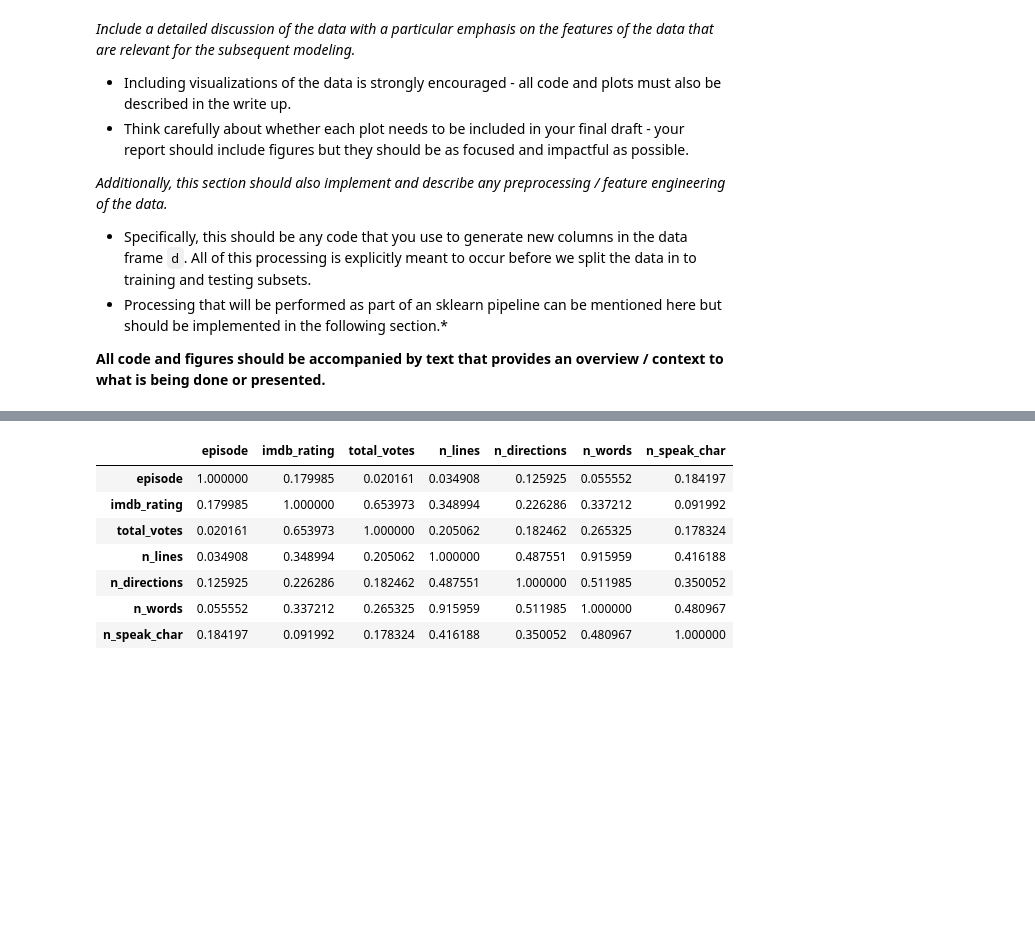
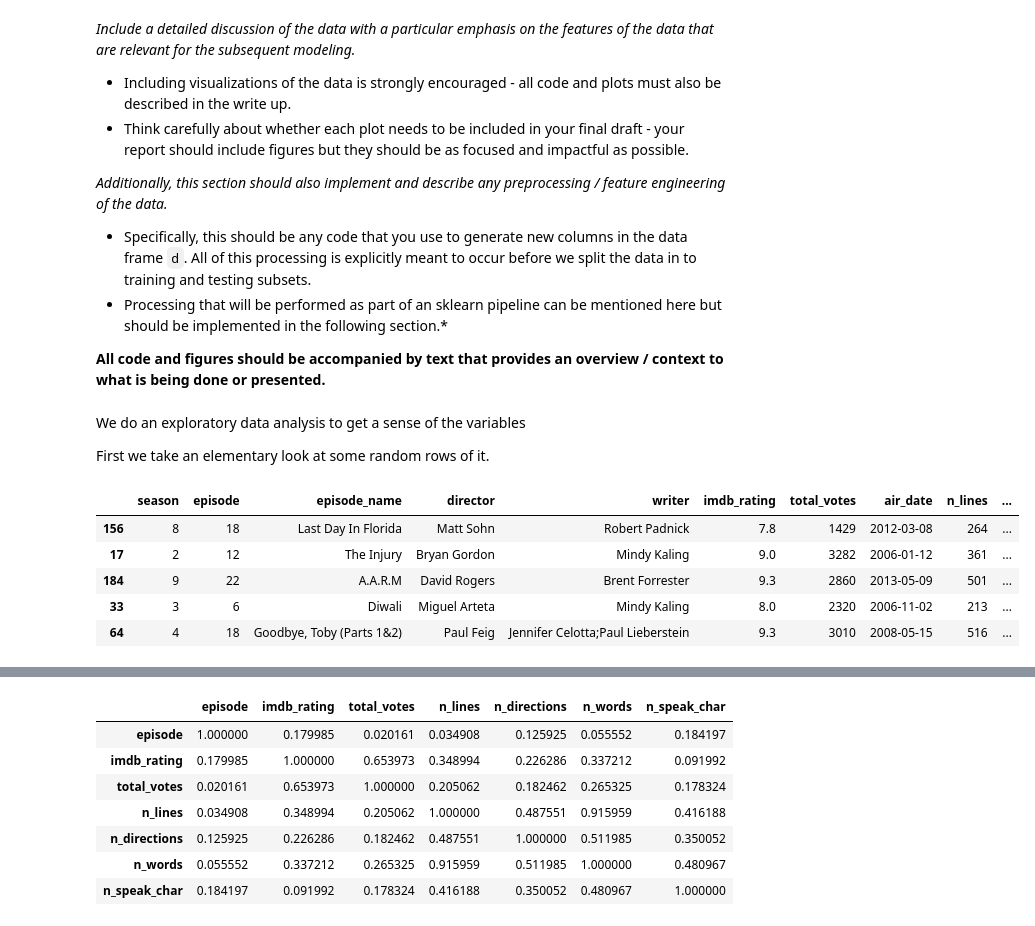
Before and after one commit to BradWangW/imdb_rate_model, a Jupyter notebook: project1.ipynb, the cells around one changed output, grey strips where cells are left out. Saved outputs shown, nothing was run; the diff lists cells and outputs as text; code cells hidden in the pictures; blank space fills up the shorter version.

```diff
--- a/project1.ipynb
+++ b/project1.ipynb
@@ -69,3 +95,16 @@ After making sure that all the necessary libraries or submodules are uploaded he
 - Processing that will be performed as part of an sklearn pipeline can be mentioned here but should be implemented in the following section.*
 
 **All code and figures should be accompanied by text that provides an overview / context to what is being done or presented.**
+# %% [markdown]
+We do an exploratory data analysis to get a sense of the variables
+
+First we take an elementary look at some random rows of it.
+# %%
+data.sample(5)
+# %% [output]
+|  | season | episode | episode_name | director | writer | imdb_rating | total_votes | air_date | n_lines | ... |
+| 156 | 8 | 18 | Last Day In Florida | Matt Sohn | Robert Padnick | 7.8 | 1429 | 2012-03-08 | 264 | ... |
+| 17 | 2 | 12 | The Injury | Bryan Gordon | Mindy Kaling | 9.0 | 3282 | 2006-01-12 | 361 | ... |
+| 184 | 9 | 22 | A.A.R.M | David Rogers | Brent Forrester | 9.3 | 2860 | 2013-05-09 | 501 | ... |
+| 33 | 3 | 6 | Diwali | Miguel Arteta | Mindy Kaling | 8.0 | 2320 | 2006-11-02 | 213 | ... |
+| 64 | 4 | 18 | Goodbye, Toby (Parts 1&2) | Paul Feig | Jennifer Celotta;Paul Lieberstein | 9.3 | 3010 | 2008-05-15 | 516 | ... |
```
Also changed, not shown: parts of 8 cells of this notebook.
